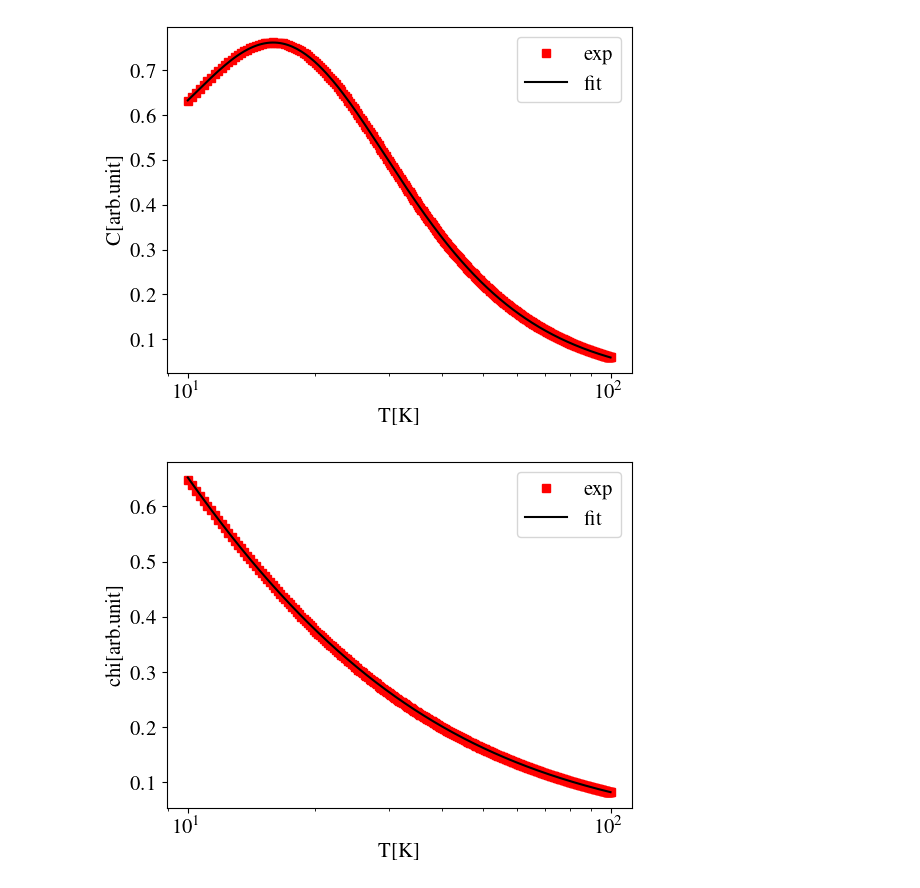
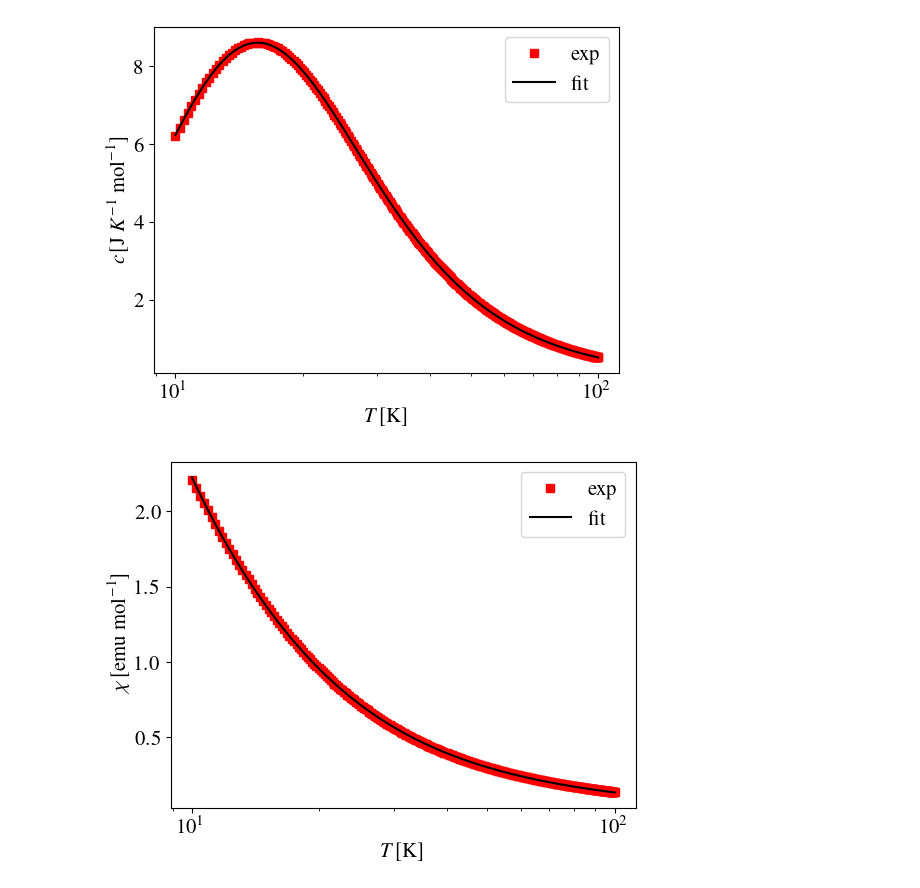
Before and after one commit to RizeXu/ADCFT, a Jupyter notebook: main_fit.ipynb, the cells around one changed output. Drawn from its saved outputs; the diff is of its cells as text; code cells hidden in the pictures.

Commit message:
zip the model

```diff
--- a/main_fit.ipynb
+++ b/main_fit.ipynb
@@ -90,0 +31,5 @@ the steven operator for s=4.5 is successfully built
+# %%
+# 1. define the model
+spin=4.5
+
+model = FitModel(spin=spin, g=torch.tensor([2.0, 2.0, 2.0]))
@@ -151,0 +73,18 @@ chi0 = x[-1]
+# %%
+# 4. fit, a function to call `scipy.optimize.minimize`, see more details about it https://docs.scipy.org/doc/scipy/reference/generated/scipy.optimize.curve_fit.html
+
+# when fit with susceptibility data, it takes more time
+res = model.fit(a0,
+                weight=weight)
+
+# not use effective susceptibility
+# res = model.fit(a0,
+#                 weight=weight,
+#                 eff=False)
+
+# check if the fit succeed
+# compare the initial loss and optimized loss
+print(res)
+
+# set
+model.set_fitres(res)
@@ -152,26 +126,27 @@ chi0 = x[-1]
 # %%
-# 5.1. with the optimized parameters, calculate energy and heat specific
-kT = cdata1.kT
-B0 = cdata1.B0
-u, c = measure_uc(op, kT, B0, build_field, B2, B4, B6)
+# 6.1. with the optimized parameters, calculate energy and heat specific
+kT = model.cdata[0].kT
+B0 = model.cdata[0].B0
+cexp = model.cdata[0].measure
+
+u, c = model.measure_uc(kT, B0)
 # %%
-# 5.2. plot
-cexp = cdata1.measure
+# 6.2. plot
 plt.rcParams['figure.figsize'] = (6, 4.5)
 plt.rcParams['figure.facecolor'] = 'none'
 plt.rcParams['font.size'] = 15
 
 plt.rcParams['text.usetex'] = True
 plt.rcParams['text.latex.preamble'] = r'\usepackage{amsmath,newtxtext,newtxmath,bm}'
 plt.rcParams['font.family'] = 'TeX Gyre Termes'
 
 plt.semilogx(kT.data, cexp.data, 'rs', label='exp')
 plt.semilogx(kT.data, c.data, 'k-', label='fit')
-plt.xlabel(r"T[\rm{K}]")
-plt.ylabel(r"C[\rm{arb.unit}]")
+plt.xlabel(r"$T[\rm{K}]$")
+plt.ylabel(r"$c[{\rm J} ~ {K}^{-1} ~ {\rm mol}^{-1}]$")
 
 plt.legend()
 plt.show()
 # %% [output]
-[figure, old version]
+[figure, new version]
 # %%
@@ -182,6 +159,5 @@ m, chi = measure_mchi(op, kT, B0, build_field, B2, B4, B6)
 # %%
-# 5.4. plot
-chiexp = chidata1.measure
+# 6.4. plot
 plt.rcParams['figure.figsize'] = (6, 4.5)
 plt.rcParams['figure.facecolor'] = 'none'
 plt.rcParams['font.size'] = 15
@@ -192,10 +168,10 @@ plt.rcParams['font.family'] = 'TeX Gyre Termes'
 
 plt.semilogx(kT.data, chiexp.data, 'rs', label='exp')
 plt.semilogx(kT.data, chi.data, 'k-', label='fit')
-plt.xlabel(r"T[\rm{K}]")
-plt.ylabel(r"chi[\rm{arb.unit}]")
+plt.xlabel(r"$T[\rm{K}]$")
+plt.ylabel(r"$\chi[{\rm emu} ~ {\rm mol}^{-1}]$")
 
 plt.legend()
 plt.show()
 # %% [output]
-[figure, old version]
+[figure, new version]
```
Also changed, not shown: parts of 12 cells of this notebook, 8 other files.
